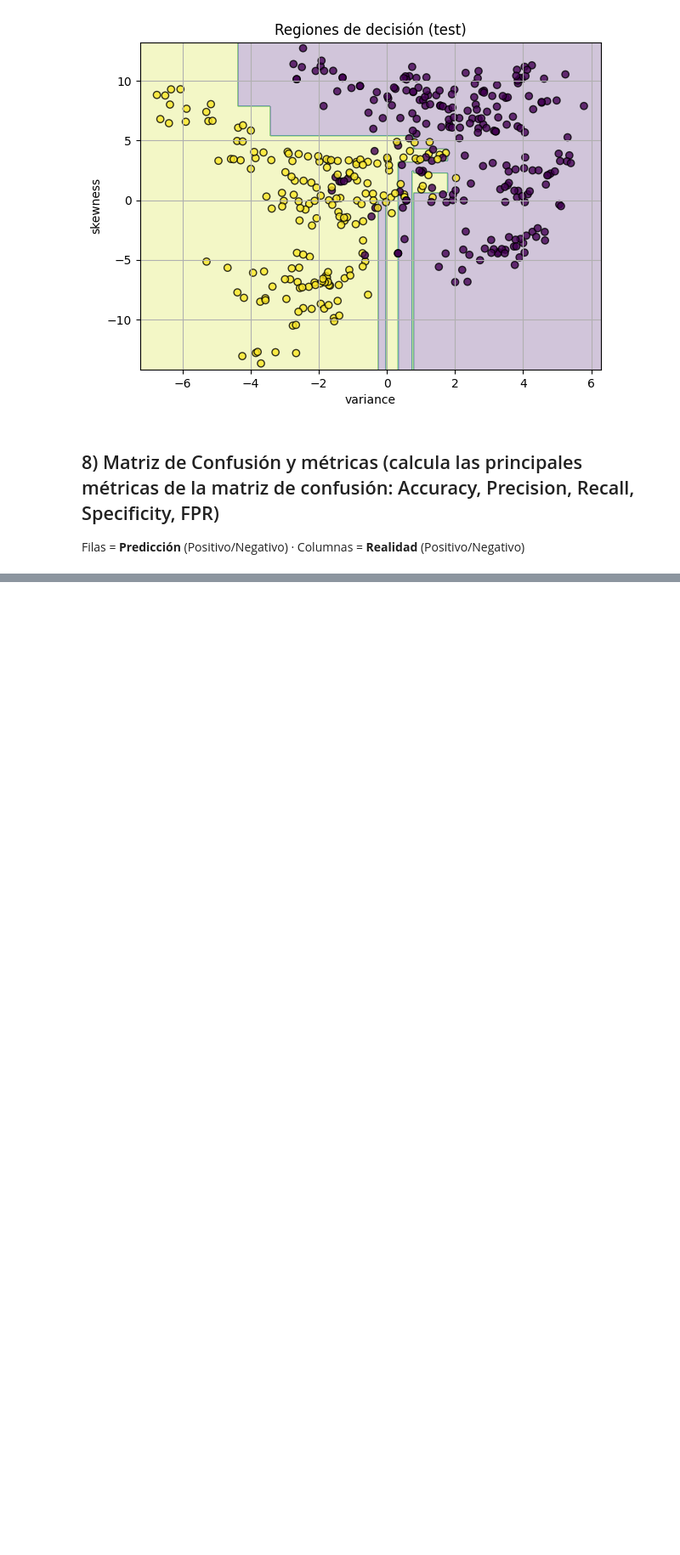
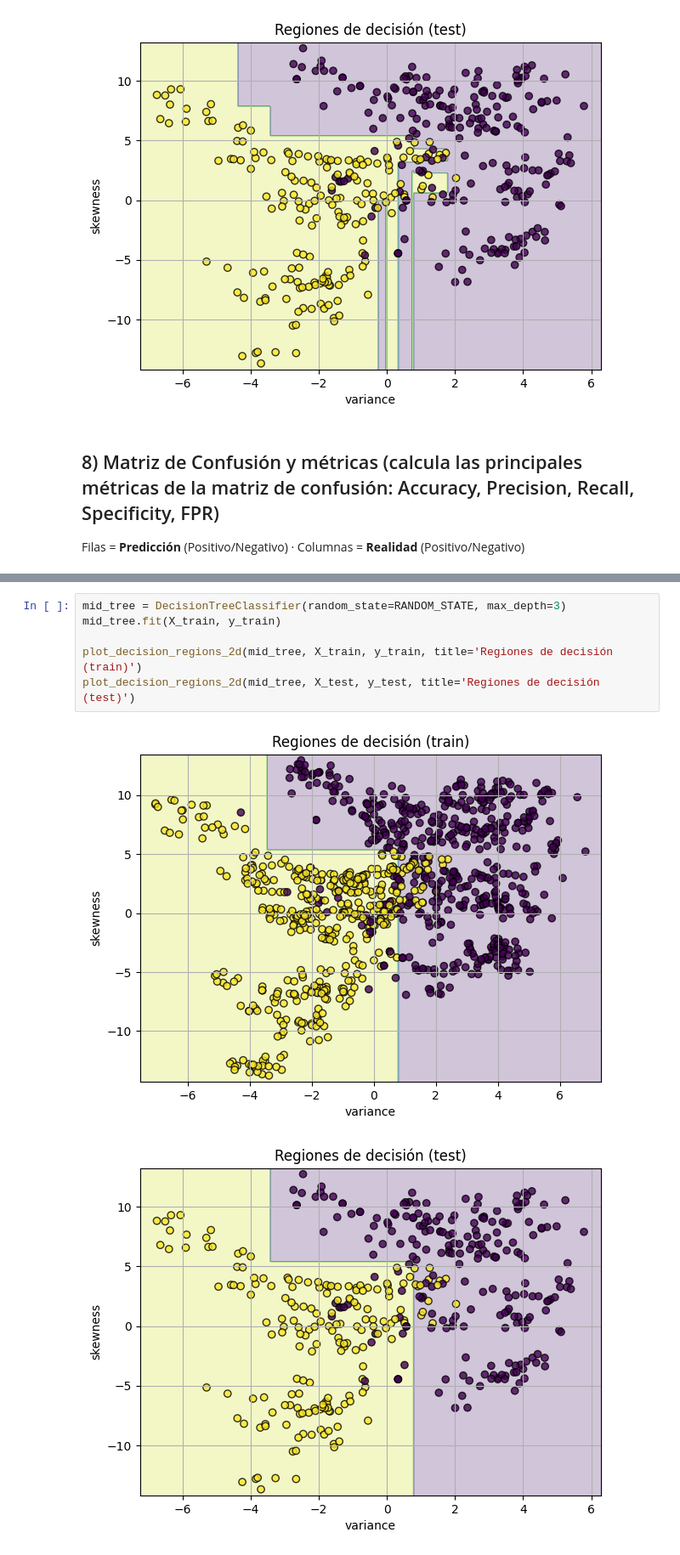
Before and after one commit to j1-dev/SAA, a Jupyter notebook: P2/banknote_practica.ipynb, the cells around one changed output, grey strips where cells are left out. Shown at 85% size. Drawn from its saved outputs; the diff is of its cells as text; blank space fills up the shorter version.

```diff
--- a/P2/banknote_practica.ipynb
+++ b/P2/banknote_practica.ipynb
@@ -367,0 +394,9 @@ FPR        : 0.070
+# %%
+mid_tree = DecisionTreeClassifier(random_state=RANDOM_STATE, max_depth=3)
+mid_tree.fit(X_train, y_train)
+
+plot_decision_regions_2d(mid_tree, X_train, y_train, title='Regiones de decisión (train)')
+plot_decision_regions_2d(mid_tree, X_test, y_test, title='Regiones de decisión (test)')
+# %% [output]
+[figure, added]
+[figure, added]
```
Also changed, not shown: parts of 14 cells of this notebook, 4 other files.
